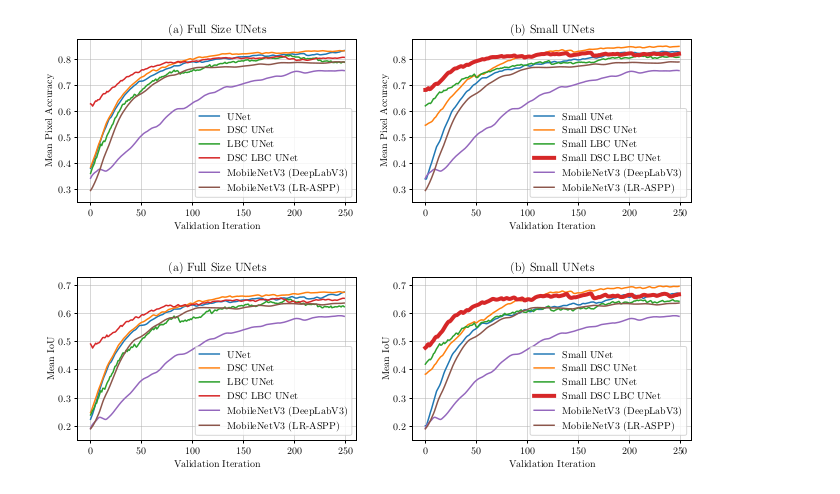
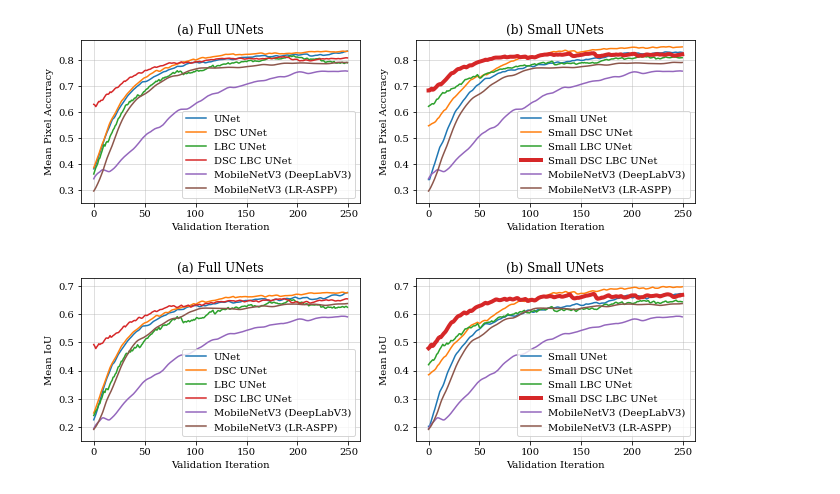
Before and after one commit to dansola/PGA-Net, a Jupyter notebook: notebooks/loss_figure.ipynb, the cells around one changed output. Saved outputs shown, nothing was run; the diff lists cells and outputs as text; code cells hidden in the pictures.

```diff
--- a/notebooks/loss_figure.ipynb
+++ b/notebooks/loss_figure.ipynb
@@ -14,7 +14,7 @@ from matplotlib import rc
 latex = True
 #plotting and colour set ups
 if latex:
-    mpl.use("pgf")
+#     mpl.use("pgf")
     mpl.rcParams.update({
         "pgf.texsystem": "pdflatex",
         'font.family': 'serif',
@@ -65,33 +65,33 @@ fig, axs = plt.subplots(1,2, figsize=(11,3))
 for model in full_list:
     data = curve_dict[model]['acc'][:250]
     if model == 'lbc_unet' or model == 'deeplab_mobile_net':
         data[0] = min(data)
     data_smooth = smooth(scalars=data, weight=0.95)
 #     ax.plot(data, label=model)
     axs[0].plot(data_smooth, label=naming_dict[model])
 axs[0].grid(alpha=0.5)
 axs[0].legend()
 axs[0].set_xlabel('Validation Iteration')
 axs[0].set_ylabel('Mean Pixel Accuracy')
-axs[0].set_title('(a) Full Size UNets')
+axs[0].set_title('(a) Full UNets')
 axs[0].set_ylim(0.25, 0.88)
 
 for model in small_list:
     data = curve_dict[model]['acc'][:250]
     if model == 'lbc_unet' or model == 'deeplab_mobile_net':
         data[0] = min(data)
     data_smooth = smooth(scalars=data, weight=0.95)
 #     ax.plot(data, label=model)
     if model == 'small_dsc_lbc_unet':
         axs[1].plot(data_smooth, label=naming_dict[model], linewidth=4.0)
     else:
         axs[1].plot(data_smooth, label=naming_dict[model])
 axs[1].grid(alpha=0.5)
 axs[1].legend()
 axs[1].set_xlabel('Validation Iteration')
 axs[1].set_ylabel('Mean Pixel Accuracy')
 axs[1].set_title('(b) Small UNets')
 axs[1].set_ylim(0.25, 0.88);
 # %% [output]
-[figure, old version]
+[figure, new version]
 # %%
@@ -110,7 +110,7 @@ axs[0].legend()
 axs[0].set_xlabel('Validation Iteration')
 axs[0].set_ylabel('Mean IoU')
 axs[0].set_ylim(0.15, 0.73)
-axs[0].set_title('(a) Full Size UNets')
+axs[0].set_title('(a) Full UNets')
 
 for model in small_list:
     data = curve_dict[model]['iou'][:250]
@@ -129,5 +129,5 @@ axs[1].set_ylabel('Mean IoU')
 axs[1].set_ylim(0.15, 0.73)
 axs[1].set_title('(b) Small UNets');
 # %% [output]
-[figure, old version]
+[figure, new version]
 # %%
```
Also changed, not shown: parts of 2 cells of this notebook, 7 other files.
